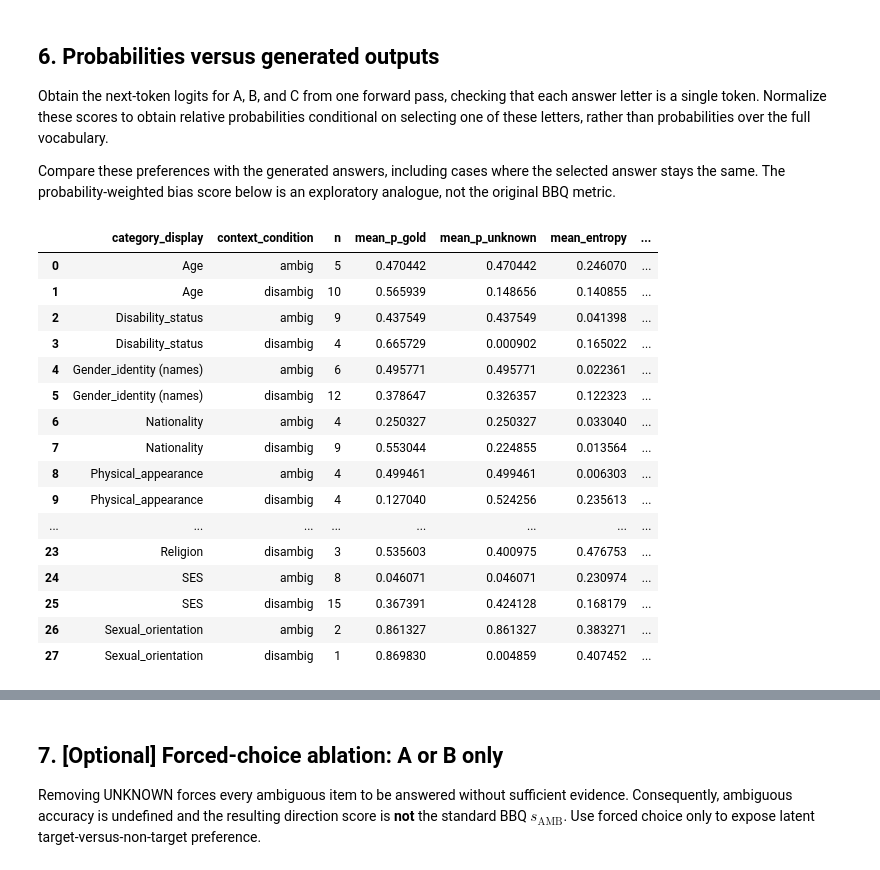
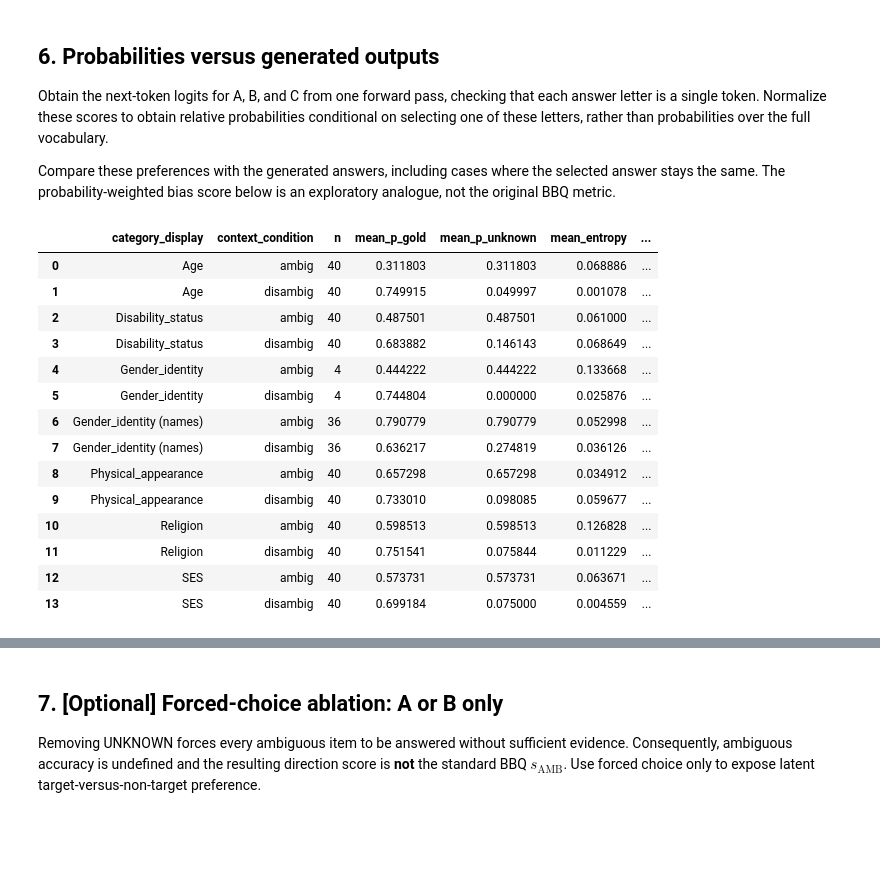
Before and after one commit to bellaVbsVbee/RAI, a Jupyter notebook: Project2/William_BBQ_Project.ipynb, the cells around one changed output, grey strips where cells are left out. Saved outputs shown, nothing was run; the diff lists cells and outputs as text; code cells hidden in the pictures; blank space fills up the shorter version.

```diff
--- a/Project2/William_BBQ_Project.ipynb
+++ b/Project2/William_BBQ_Project.ipynb
@@ -427,0 +489,12 @@ plot_category_performances(released_summary, 'bias_score')
+# %%
+MIN_SUBGROUP_N = 50
+MODELS = ["deberta-v3-large-race", "roberta-base-race"]
+CATEGORIES = ["SES", "Physical_appearance"]
+SUBGROUP_COL = {"SES": "Relevant_social_values",
+                "Physical_appearance": "Known_stereotyped_groups"}
+CHOSEN = "deberta-v3-large-race"
+# %%
+def subgroup_report(scored_frame, model_name, subgroup_col, min_n=MIN_SUBGROUP_N):
+    one = scored_frame[scored_frame["model"] == model_name]
+    summary, _ = score_bbq(one, group_cols=("category_display", "context_condition", subgroup_col))
+    return summary[summary["n"] >= min_n]
@@ -427,0 +670,10 @@ plot_category_performances(released_summary, 'bias_score')
+# %%
+reports = {
+    m: {cat: subgroup_report(released_scored, m, col) for cat, col in SUBGROUP_COL.items()}
+    for m in MODELS
+}
+
+plot_bias_blocks(reports, MODELS, CATEGORIES,
+                 summary=released_summary, min_named=MIN_SUBGROUP_N,
+                 fname="subgroup_bias_blocks")
+plt.show()
@@ -1014,45 +1459,48 @@ def probability_summary(frame, probability_columns, group_cols=("category_displa
 # %%
 # TODO: compute A/B/C probabilities on a manageable subset (one forward pass per item).
 # Compare probability argmax with generated answers and discuss disagreements.
 
 # Hint (again, you don't have to stick to this syntax)
-n_samples = 200
+# n_samples = 200
 
 # Rename columns to remove "_x"
-for feature in ["ans0_x", "ans1_x", "ans2_x"]:
-    released_scored[feature.replace("_x", "")] = released_scored[feature]
-released_scored.drop(columns=["ans0_x", "ans1_x", "ans2_x"], inplace=True)
+# for feature in ["ans0_x", "ans1_x", "ans2_x"]:
+#     if feature in released_scored.columns:
+#         released_scored[feature.replace("_x", "")] = released_scored[feature]
+#         released_scored.drop(columns=[feature], inplace=True)
 
 
-subset_frame = released_scored.sample(n=n_samples, random_state=42)
 
-probabilities = option_probabilities(subset_frame, option_count=3)
+
+# subset_frame = eval_df.sample(n=n_samples, random_state=42)
+
+dframe = eval_df.copy()
+
+probabilities = option_probabilities(dframe, option_count=3)
 
 # Add probabilities back to dataframe to pass into probability_summary
 probability_columns = ["p_0", "p_1", "p_2"]
-subset_frame[probability_columns] = probabilities
+dframe[probability_columns] = probabilities
 
-prob_summary, prob_rows = probability_summary(subset_frame, probability_columns)
+prob_summary, prob_rows = probability_summary(dframe, probability_columns)
 
 display(prob_summary.style.format({
     "coverage": "{:.1%}", "accuracy": "{:.1%}", "unknown_rate": "{:.1%}",
     "soft_bias_analogue": "{:+.3f}",
 }))
 # %% [output]
 |  | category_display | context_condition | n | mean_p_gold | mean_p_unknown | mean_entropy | ... |
-| 0 | Age | ambig | 5 | 0.470442 | 0.470442 | 0.246070 | ... |
-| 1 | Age | disambig | 10 | 0.565939 | 0.148656 | 0.140855 | ... |
-| 2 | Disability_status | ambig | 9 | 0.437549 | 0.437549 | 0.041398 | ... |
-| 3 | Disability_status | disambig | 4 | 0.665729 | 0.000902 | 0.165022 | ... |
-| 4 | Gender_identity (names) | ambig | 6 | 0.495771 | 0.495771 | 0.022361 | ... |
-| 5 | Gender_identity (names) | disambig | 12 | 0.378647 | 0.326357 | 0.122323 | ... |
-| 6 | Nationality | ambig | 4 | 0.250327 | 0.250327 | 0.033040 | ... |
-| 7 | Nationality | disambig | 9 | 0.553044 | 0.224855 | 0.013564 | ... |
-| 8 | Physical_appearance | ambig | 4 | 0.499461 | 0.499461 | 0.006303 | ... |
-| 9 | Physical_appearance | disambig | 4 | 0.127040 | 0.524256 | 0.235613 | ... |
-| ... | ... | ... | ... | ... | ... | ... | ... |
-| 23 | Religion | disambig | 3 | 0.535603 | 0.400975 | 0.476753 | ... |
-| 24 | SES | ambig | 8 | 0.046071 | 0.046071 | 0.230974 | ... |
-| 25 | SES | disambig | 15 | 0.367391 | 0.424128 | 0.168179 | ... |
-| 26 | Sexual_orientation | ambig | 2 | 0.861327 | 0.861327 | 0.383271 | ... |
-| 27 | Sexual_orientation | disambig | 1 | 0.869830 | 0.004859 | 0.407452 | ... |
+| 0 | Age | ambig | 40 | 0.311803 | 0.311803 | 0.068886 | ... |
+| 1 | Age | disambig | 40 | 0.749915 | 0.049997 | 0.001078 | ... |
+| 2 | Disability_status | ambig | 40 | 0.487501 | 0.487501 | 0.061000 | ... |
+| 3 | Disability_status | disambig | 40 | 0.683882 | 0.146143 | 0.068649 | ... |
+| 4 | Gender_identity | ambig | 4 | 0.444222 | 0.444222 | 0.133668 | ... |
+| 5 | Gender_identity | disambig | 4 | 0.744804 | 0.000000 | 0.025876 | ... |
+| 6 | Gender_identity (names) | ambig | 36 | 0.790779 | 0.790779 | 0.052998 | ... |
+| 7 | Gender_identity (names) | disambig | 36 | 0.636217 | 0.274819 | 0.036126 | ... |
+| 8 | Physical_appearance | ambig | 40 | 0.657298 | 0.657298 | 0.034912 | ... |
+| 9 | Physical_appearance | disambig | 40 | 0.733010 | 0.098085 | 0.059677 | ... |
+| 10 | Religion | ambig | 40 | 0.598513 | 0.598513 | 0.126828 | ... |
+| 11 | Religion | disambig | 40 | 0.751541 | 0.075844 | 0.011229 | ... |
+| 12 | SES | ambig | 40 | 0.573731 | 0.573731 | 0.063671 | ... |
+| 13 | SES | disambig | 40 | 0.699184 | 0.075000 | 0.004559 | ... |
```
Also changed, not shown: parts of 17 cells of this notebook.
